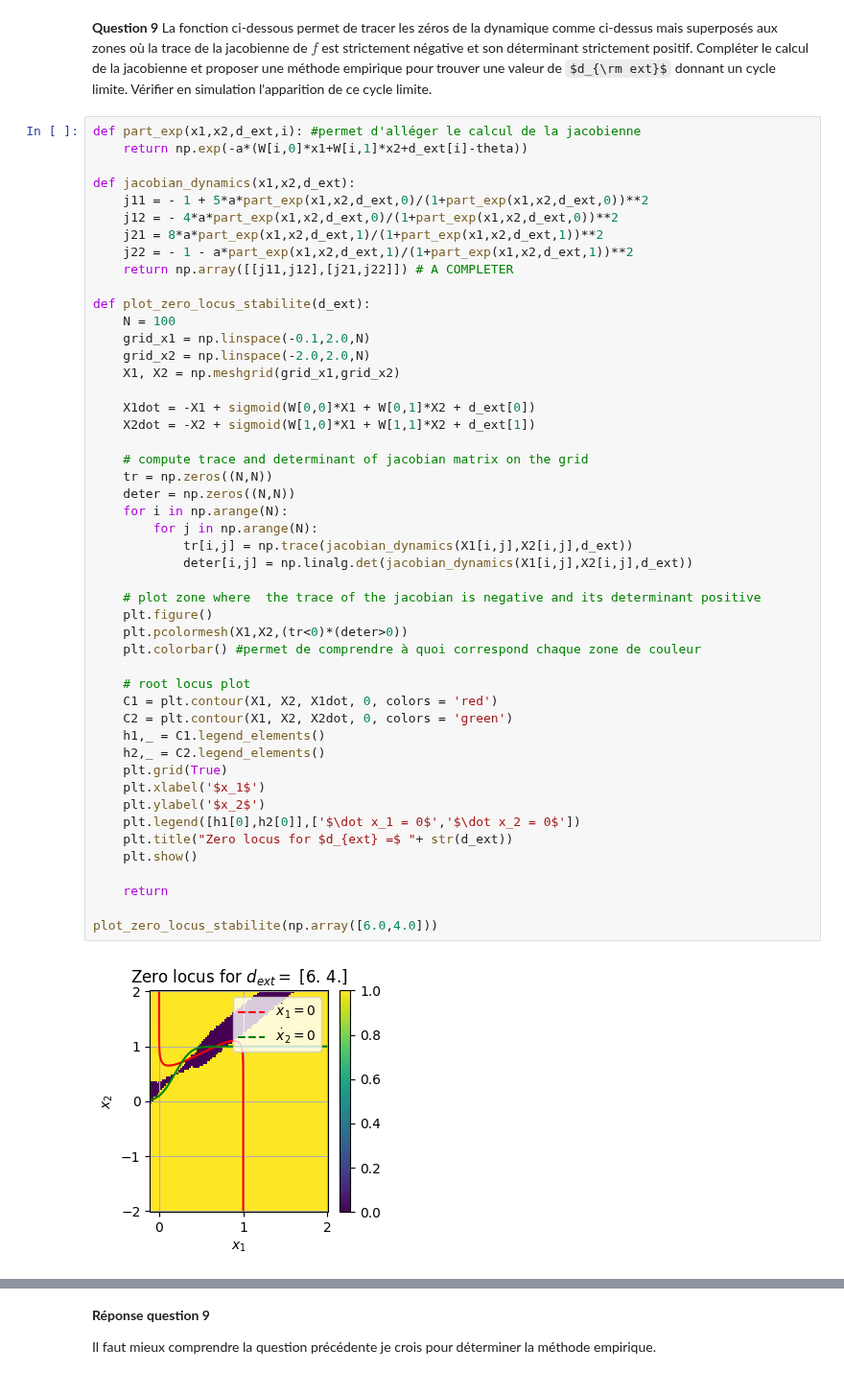
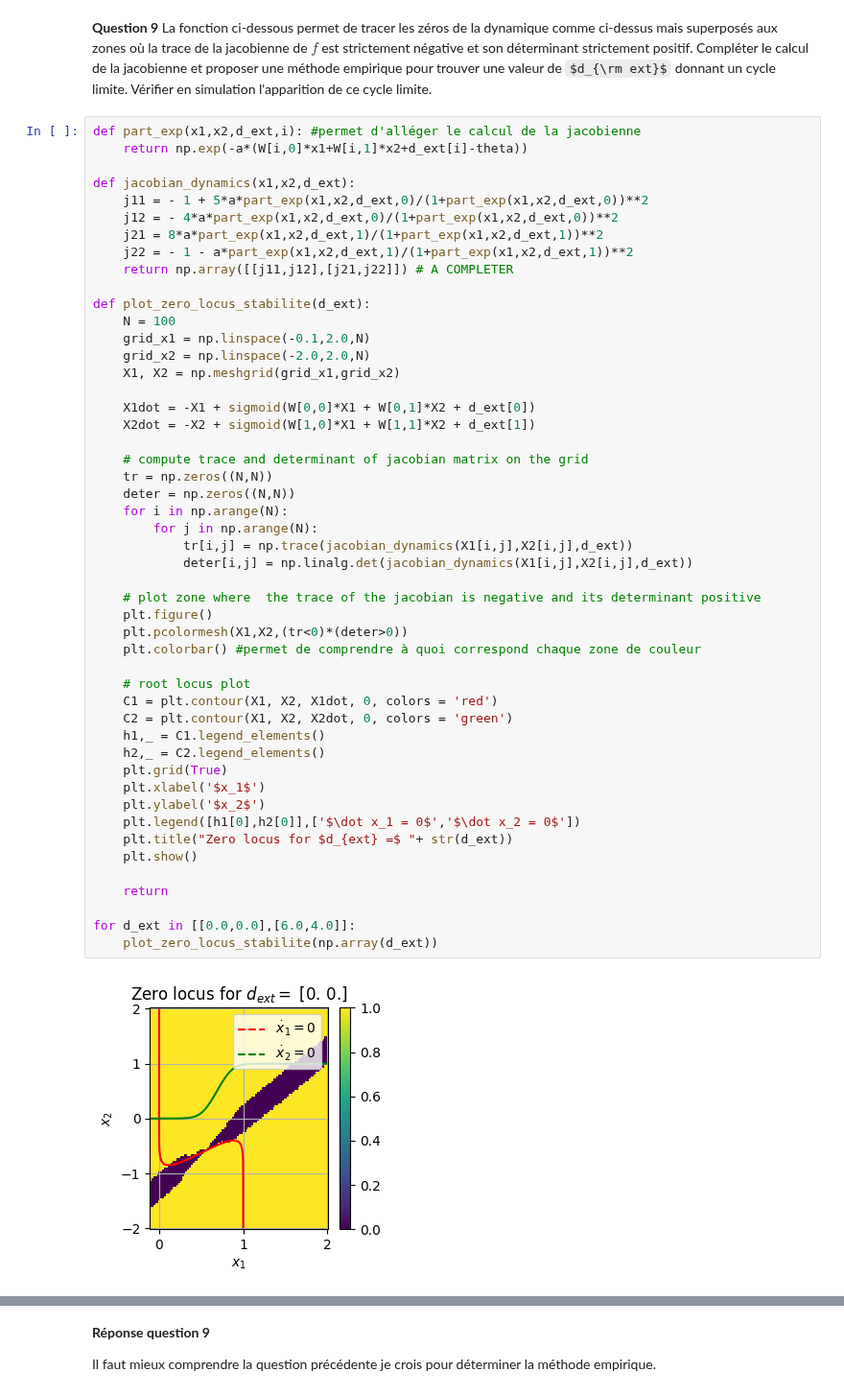
Before and after one commit to bonbonblond/Projet-info, a Jupyter notebook: Projet Equations Différentielles.ipynb, the cells around one changed output, grey strips where cells are left out. Shown at 96% size. Saved outputs shown, nothing was run; the diff lists cells and outputs as text; some formulas as TeX source.

```diff
--- a/Projet Equations Différentielles.ipynb
+++ b/Projet Equations Différentielles.ipynb
@@ -369,32 +369,33 @@ def plot_zero_locus_stabilite(d_ext):
     X2dot = -X2 + sigmoid(W[1,0]*X1 + W[1,1]*X2 + d_ext[1])
 
     # compute trace and determinant of jacobian matrix on the grid
     tr = np.zeros((N,N))
     deter = np.zeros((N,N))
     for i in np.arange(N):
         for j in np.arange(N):
             tr[i,j] = np.trace(jacobian_dynamics(X1[i,j],X2[i,j],d_ext))
             deter[i,j] = np.linalg.det(jacobian_dynamics(X1[i,j],X2[i,j],d_ext))
 
     # plot zone where  the trace of the jacobian is negative and its determinant positive
     plt.figure()
     plt.pcolormesh(X1,X2,(tr<0)*(deter>0))
     plt.colorbar() #permet de comprendre à quoi correspond chaque zone de couleur
 
     # root locus plot
     C1 = plt.contour(X1, X2, X1dot, 0, colors = 'red')
     C2 = plt.contour(X1, X2, X2dot, 0, colors = 'green')
     h1,_ = C1.legend_elements()
     h2,_ = C2.legend_elements()
     plt.grid(True)
     plt.xlabel('$x_1$')
     plt.ylabel('$x_2$')
     plt.legend([h1[0],h2[0]],['$\dot x_1 = 0$','$\dot x_2 = 0$'])
     plt.title("Zero locus for $d_{ext} =$ "+ str(d_ext))
     plt.show()
 
     return
 
-plot_zero_locus_stabilite(np.array([6.0,4.0]))
+for d_ext in [[0.0,0.0],[6.0,4.0]]:
+    plot_zero_locus_stabilite(np.array(d_ext))
 # %% [output]
-[figure, old version]
+[figure, new version]
```
Also changed, not shown: parts of 1 cell of this notebook.
